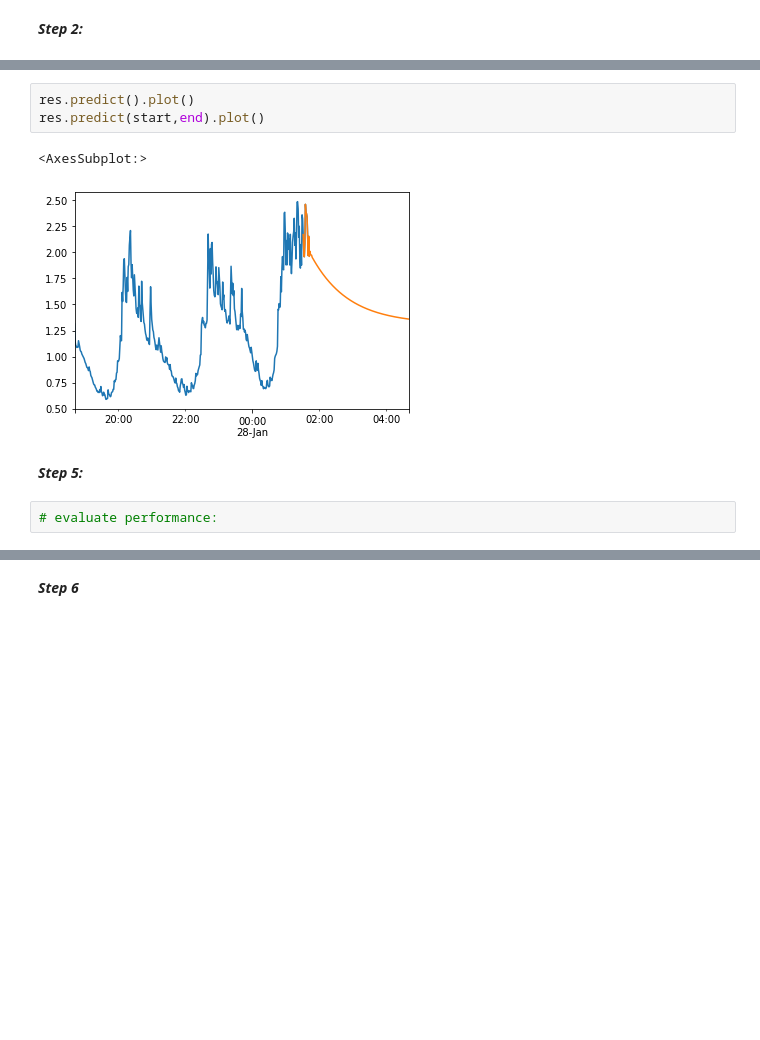
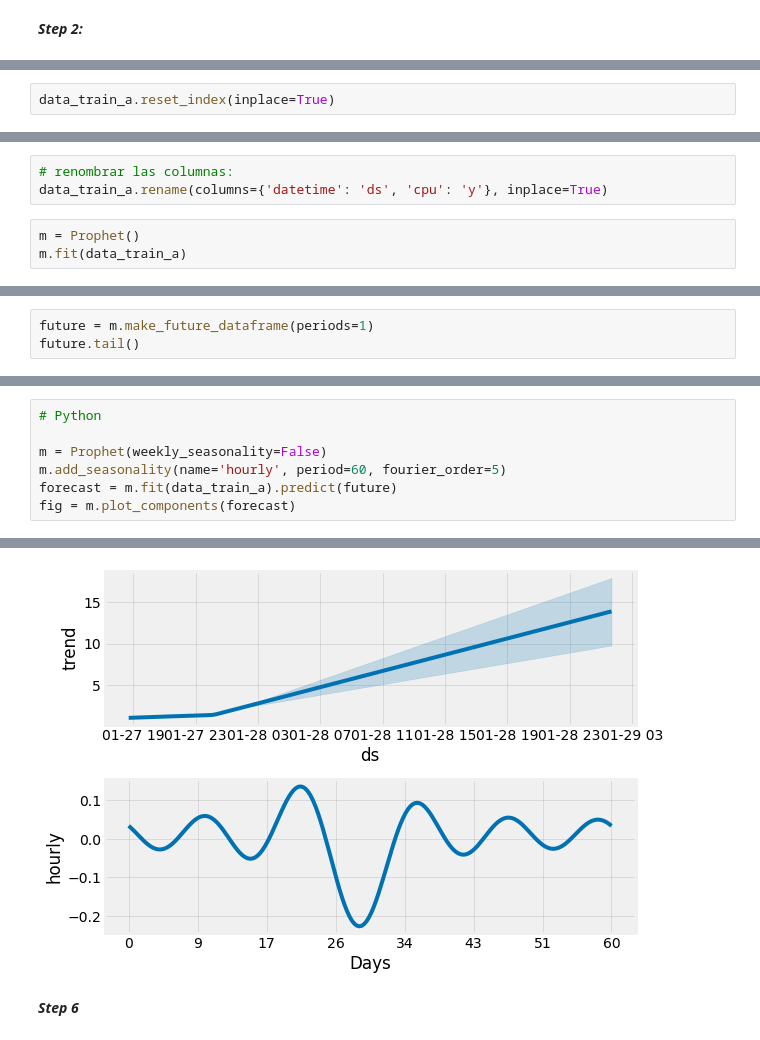
Before and after one commit to luisOliari/Alternative-time-series-project, a Jupyter notebook: src/explore.ipynb, the cells around one changed output, grey strips where cells are left out. Saved outputs shown, nothing was run; the diff lists cells and outputs as text; blank space fills up the shorter version.

```diff
--- a/src/explore.ipynb
+++ b/src/explore.ipynb
@@ -85,2 +90,4 @@ cpu_train_a.tail()
+# %%
+data_train_a.reset_index(inplace=True)
 # %%
 # mirando los primeros datos:
@@ -127,0 +114,6 @@ plt.plot(cpu_test_b['cpu'],'b')
+# %%
+# renombrar las columnas:
+data_train_a.rename(columns={'datetime': 'ds', 'cpu': 'y'}, inplace=True)
+# %%
+m = Prophet()
+m.fit(data_train_a)
@@ -127,0 +124,3 @@ plt.plot(cpu_test_b['cpu'],'b')
+# %%
+future = m.make_future_dataframe(periods=1)
+future.tail()
@@ -190,10 +146,8 @@ print(end)
-# %%
-res.predict().plot()
-res.predict(start,end).plot()
-# %% [output]
-<AxesSubplot:>
-[figure, removed]
-# %% [markdown]
-***Step 5:***
-# %%
-# evaluate performance:
+# %%
+# Python
+
+m = Prophet(weekly_seasonality=False)
+m.add_seasonality(name='hourly', period=60, fourier_order=5)
+forecast = m.fit(data_train_a).predict(future)
+fig = m.plot_components(forecast)
+# %% [output]
@@ -200,3 +156,4 @@ res.predict(start,end).plot()
+[figure, added]
 # %% [markdown]
 ***Step 6***
 # %%
```
Also changed, not shown: parts of 28 cells of this notebook.
